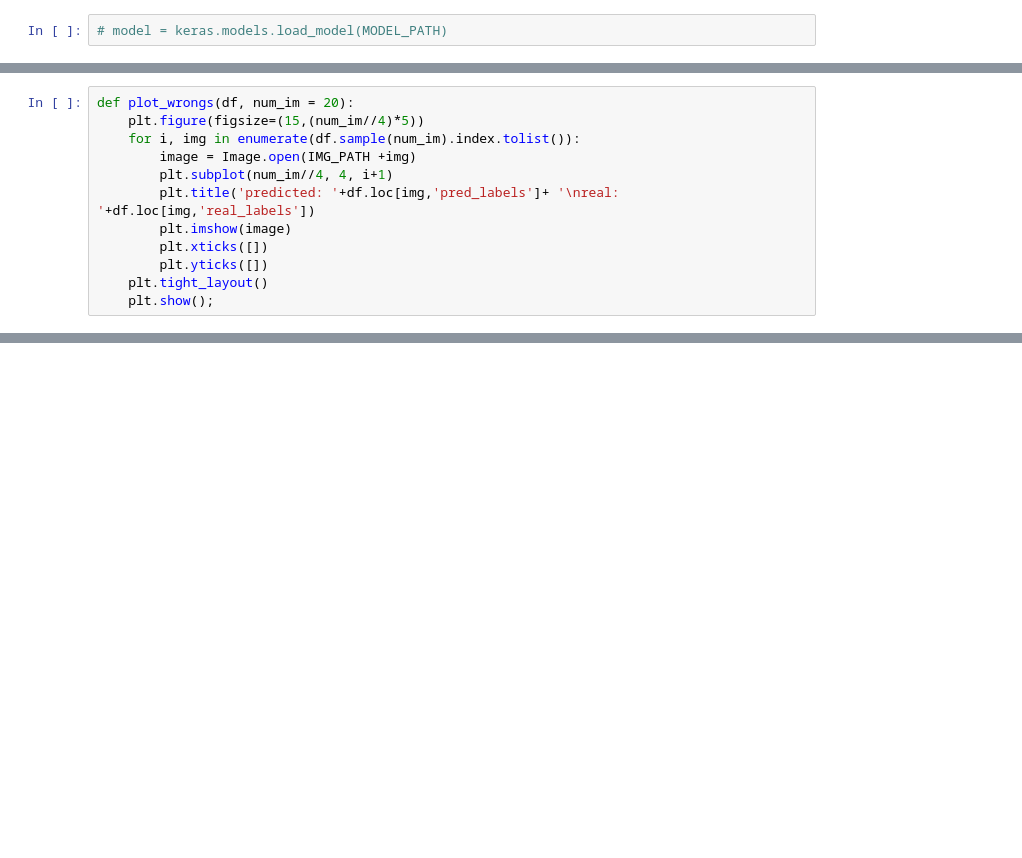
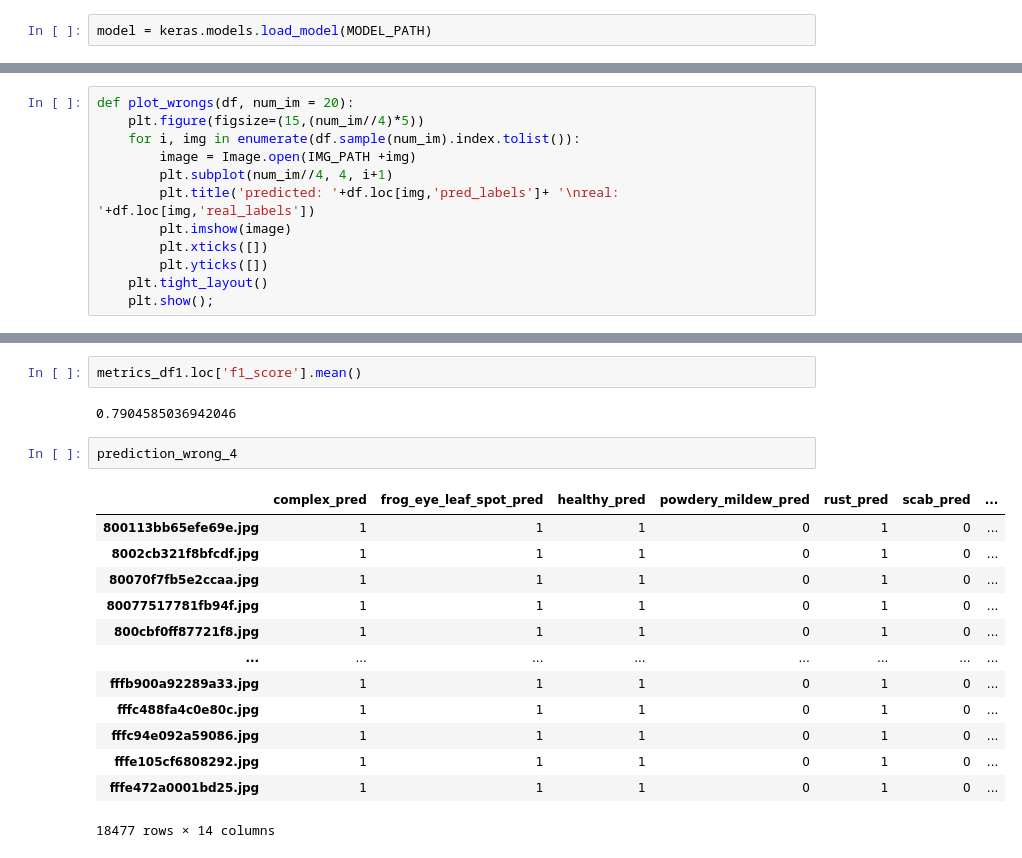
Before and after one commit to ntatanko/kaggle-plant-pathology-v2, a Jupyter notebook: sandbox/wrong_predictions/analysis_wrong.ipynb, the cells around one changed output, grey strips where cells are left out. Cells and saved outputs as stored; diff of their text form; blank space fills up the shorter version.

```diff
--- a/sandbox/wrong_predictions/analysis_wrong.ipynb
+++ b/sandbox/wrong_predictions/analysis_wrong.ipynb
@@ -41,3 +77,3 @@ feature_columns = ['complex', 'frog_eye_leaf_spot', 'healthy', 'powdery_mildew',
 # %%
-# model = keras.models.load_model(MODEL_PATH)
+model = keras.models.load_model(MODEL_PATH)
 # %%
@@ -150,0 +222,20 @@ stat = get_stat(prediction_raw_1)
+# %%
+metrics_df1.loc['f1_score'].mean()
+# %% [output]
+0.7904585036942046
+# %%
+prediction_wrong_4
+# %% [output]
+|  | complex_pred | frog_eye_leaf_spot_pred | healthy_pred | powdery_mildew_pred | rust_pred | scab_pred | ... |
+| 800113bb65efe69e.jpg | 1 | 1 | 1 | 0 | 1 | 0 | ... |
+| 8002cb321f8bfcdf.jpg | 1 | 1 | 1 | 0 | 1 | 0 | ... |
+| 80070f7fb5e2ccaa.jpg | 1 | 1 | 1 | 0 | 1 | 0 | ... |
+| 80077517781fb94f.jpg | 1 | 1 | 1 | 0 | 1 | 0 | ... |
+| 800cbf0ff87721f8.jpg | 1 | 1 | 1 | 0 | 1 | 0 | ... |
+| ... | ... | ... | ... | ... | ... | ... | ... |
+| fffb900a92289a33.jpg | 1 | 1 | 1 | 0 | 1 | 0 | ... |
+| fffc488fa4c0e80c.jpg | 1 | 1 | 1 | 0 | 1 | 0 | ... |
+| fffc94e092a59086.jpg | 1 | 1 | 1 | 0 | 1 | 0 | ... |
+| fffe105cf6808292.jpg | 1 | 1 | 1 | 0 | 1 | 0 | ... |
+| fffe472a0001bd25.jpg | 1 | 1 | 1 | 0 | 1 | 0 | ... |
+18477 rows × 14 columns
```
Also changed, not shown: parts of 40 cells of this notebook, 12 other files.
